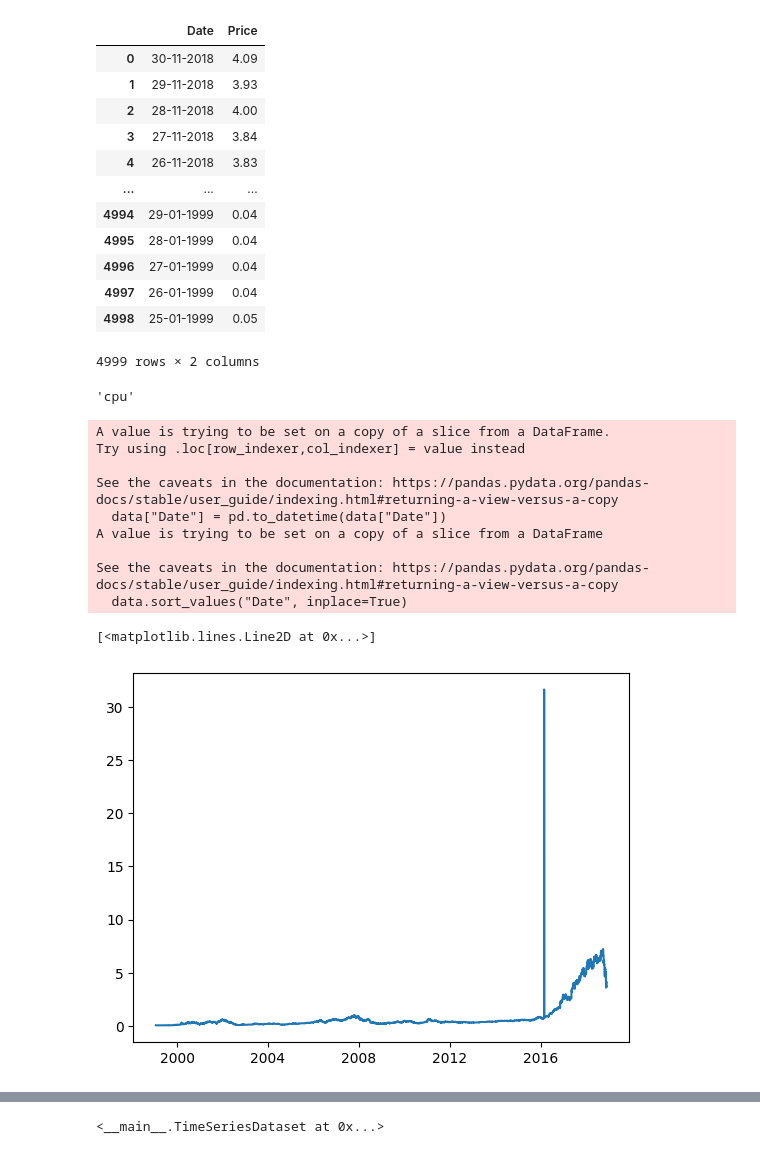
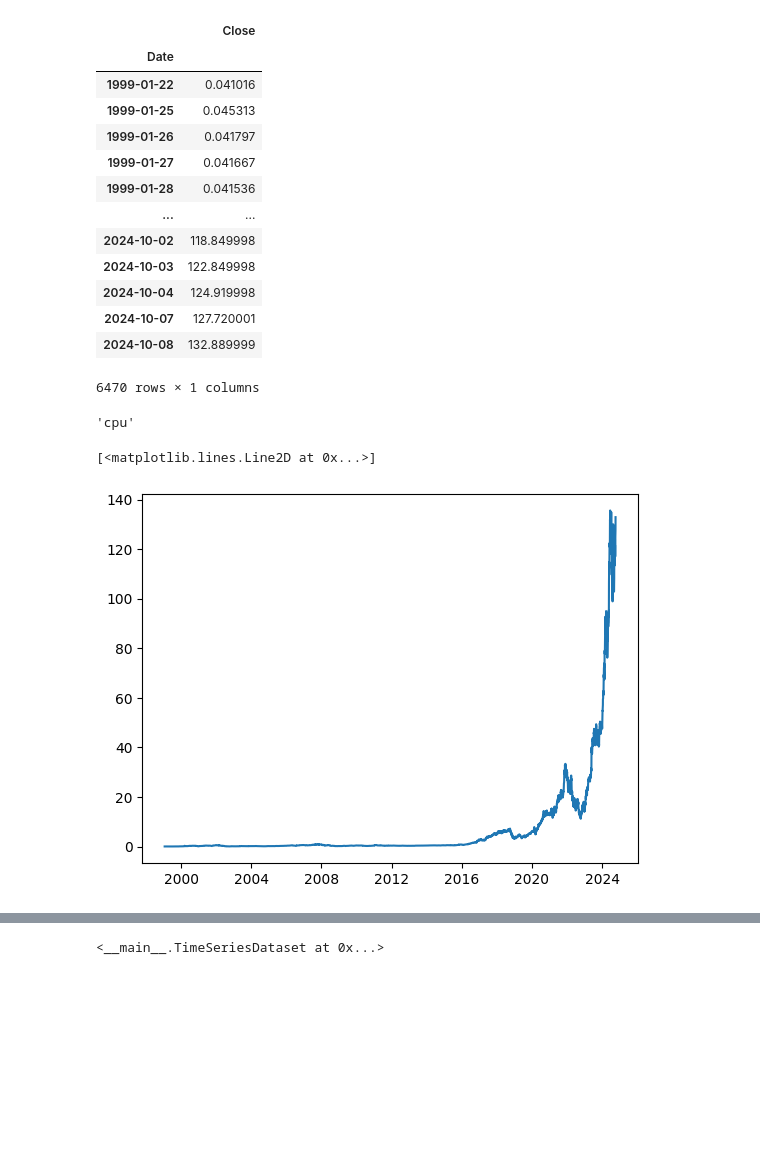
Before and after one commit to DPareek15/share-price-predictor, a Jupyter notebook: notebook.ipynb, the cells around one changed output, grey strips where cells are left out. Drawn from its saved outputs; the diff is of its cells as text; code cells hidden in the pictures; blank space fills up the shorter version.

```diff
--- a/notebook.ipynb
+++ b/notebook.ipynb
@@ -1,11 +1,10 @@
 # %%
 import matplotlib.pyplot as plt
 import numpy as np
-import pandas as pd
 import torch
 import torch.nn as nn
+import yfinance as yf
 
-data = pd.read_csv("NVDA.csv")
-
+data = yf.download("NVDA", "1990-01-01", "2024-10-09")
 data
 # %% [output]
@@ -25,41 +26,31 @@ data
 # %%
-data = data[["Date", "Price"]]
+data = data[["Close"]]
 data
 # %% [output]
-|  | Date | Price |
-| 0 | 30-11-2018 | 4.09 |
-| 1 | 29-11-2018 | 3.93 |
-| 2 | 28-11-2018 | 4.00 |
-| 3 | 27-11-2018 | 3.84 |
-| 4 | 26-11-2018 | 3.83 |
-| ... | ... | ... |
-| 4994 | 29-01-1999 | 0.04 |
-| 4995 | 28-01-1999 | 0.04 |
-| 4996 | 27-01-1999 | 0.04 |
-| 4997 | 26-01-1999 | 0.04 |
-| 4998 | 25-01-1999 | 0.05 |
+|  | Close |
+| Date |  |
+| 1999-01-22 | 0.041016 |
+| 1999-01-25 | 0.045313 |
+| 1999-01-26 | 0.041797 |
+| 1999-01-27 | 0.041667 |
+| 1999-01-28 | 0.041536 |
+| ... | ... |
+| 2024-10-02 | 118.849998 |
+| 2024-10-03 | 122.849998 |
+| 2024-10-04 | 124.919998 |
+| 2024-10-07 | 127.720001 |
+| 2024-10-08 | 132.889999 |
-4999 rows × 2 columns
+6470 rows × 1 columns
 # %%
 device = "cuda:0" if torch.cuda.is_available() else "cpu"
 device
 # %% [output]
 'cpu'
 # %%
-data["Date"] = pd.to_datetime(data["Date"])
-data.sort_values("Date", inplace=True)
-plt.plot(data["Date"], data["Price"])
+plt.plot(data["Close"])
 # %% [output]
-A value is trying to be set on a copy of a slice from a DataFrame.
-Try using .loc[row_indexer,col_indexer] = value instead
-
-See the caveats in the documentation: https://pandas.pydata.org/pandas-docs/stable/user_guide/indexing.html#returning-a-view-versus-a-copy
-  data["Date"] = pd.to_datetime(data["Date"])
-A value is trying to be set on a copy of a slice from a DataFrame
-
-See the caveats in the documentation: https://pandas.pydata.org/pandas-docs/stable/user_guide/indexing.html#returning-a-view-versus-a-copy
-  data.sort_values("Date", inplace=True)
+[<matplotlib.lines.Line2D at 0x...>]
-[<matplotlib.lines.Line2D at 0x...>]
-[figure, old version]
+[figure, new version]
 # %%
 from copy import deepcopy as dc
 
```
Also changed, not shown: parts of 21 cells of this notebook, 3 other files.
